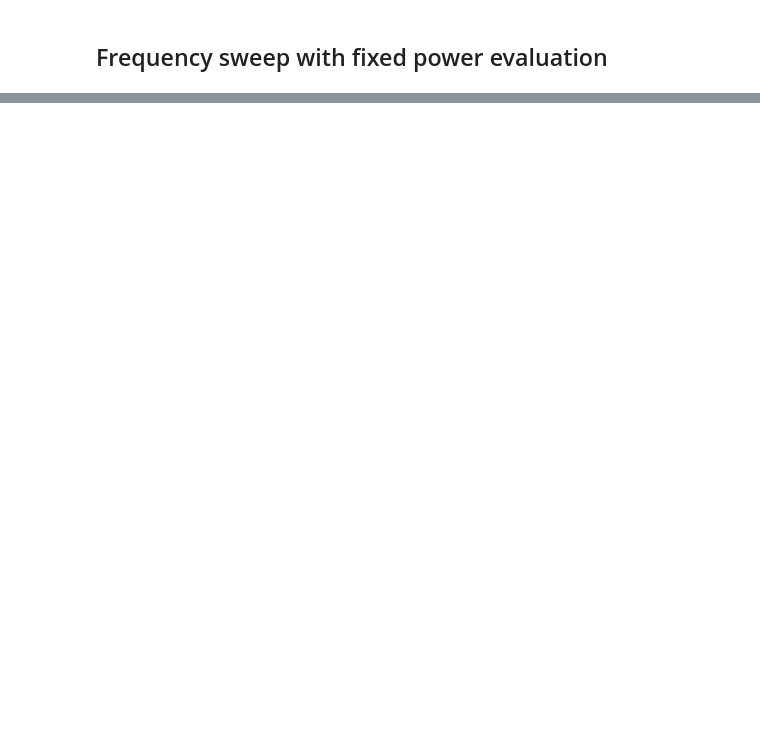
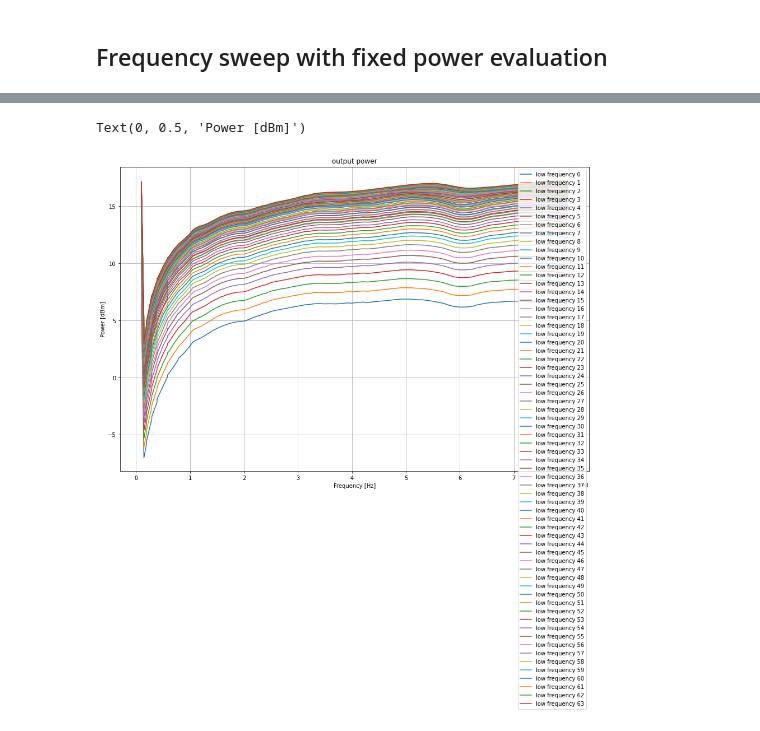
Before and after one commit to bjohan/portableTransceiver, a Jupyter notebook: sw/rf_if_converter/meas/leveling_experiments.ipynb, the cells around one changed output, grey strips where cells are left out. Cells and saved outputs as stored; diff of their text form; code cells hidden in the pictures; blank space fills up the shorter version.

```diff
--- a/sw/rf_if_converter/meas/leveling_experiments.ipynb
+++ b/sw/rf_if_converter/meas/leveling_experiments.ipynb
@@ -126,0 +157,11 @@ Text(0, 0.5, 'Power [dBm]')
+# %%
+fstart = 10e6;
+fstop = 800e6;
+fres = 10e6;
+fsweep = np.linspace(fstart, fstop, int((fstop-fstart)/fres)+1);
+chdivs = np.array([1, 2, 4, 6, 8, 12, 16, 24, 32, 48, 64, 72, 96, 128, 192, 256, 384, 512, 768]);
+divF = 7.5e9/chdivs;
+divF = divF[np.logical_and(divF>=fstart, divF<=fstop)]
+divF = np.hstack((divF-0.00001, divF))
+
+fsweep = np.sort(np.hstack((divF, fsweep)))
@@ -126,0 +184,14 @@ Text(0, 0.5, 'Power [dBm]')
+# %%
+plt.figure()
+plt.title('output power');
+for i in range(len(powerSettings)):
+    plt.plot(fsweep, powers[i], label='low frequency %d'%(powerSettings[i]));
+    #plt.plot( 7500e6/np.arange(1,10), [10]*9,'x')
+plt.grid(True)
+plt.xlabel('Frequency [Hz]')
+plt.legend()
+plt.ylabel('Power [dBm]')
+#plt.ylim([9, 11])
+# %% [output]
+Text(0, 0.5, 'Power [dBm]')
+[figure, added]
```
Also changed, not shown: parts of 16 cells of this notebook, 4 other files.
